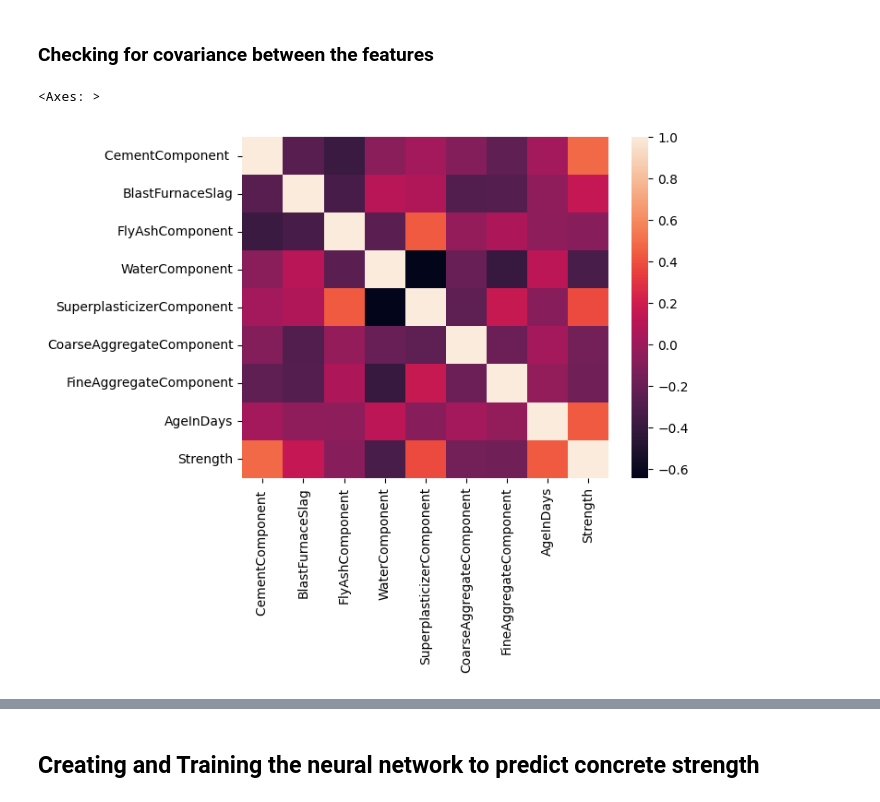
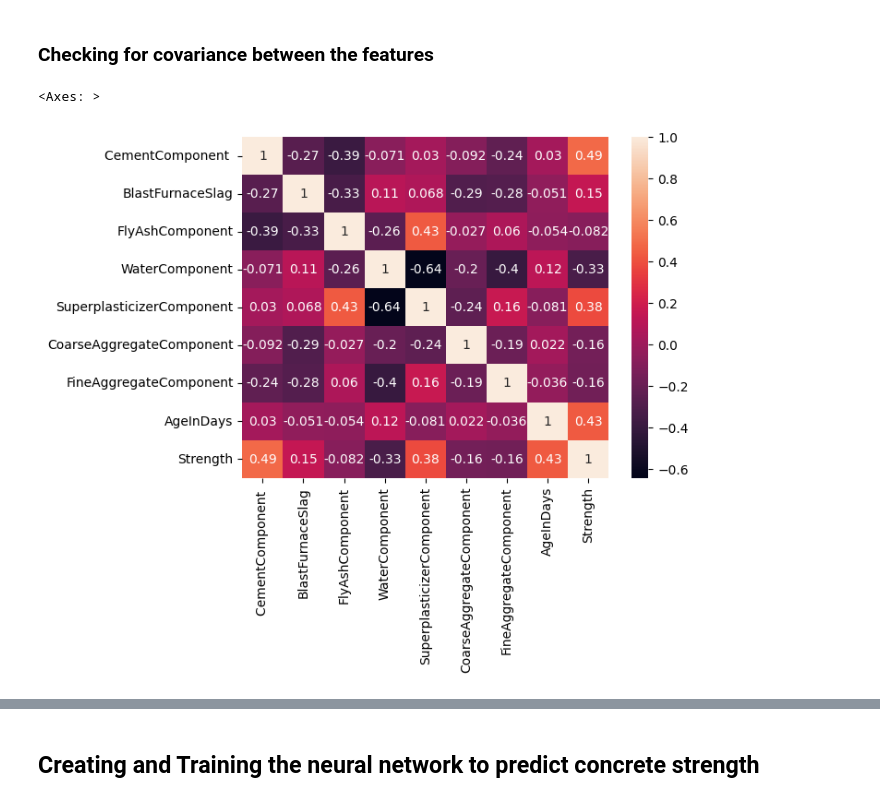
Before and after one commit to AndriyBabiy/goit_deep-learning, a Jupyter notebook: 01_PyTorch_Fundamentals/01_PyTorch_Fundementals.ipynb, the cells around one changed output, grey strips where cells are left out. Saved outputs shown, nothing was run; the diff lists cells and outputs as text; code cells hidden in the pictures.

Commit message:
Added annotations to the correlation matrix and a pairplot diagram to the correlation analysis

```diff
--- a/01_PyTorch_Fundamentals/01_PyTorch_Fundementals.ipynb
+++ b/01_PyTorch_Fundamentals/01_PyTorch_Fundementals.ipynb
@@ -162,14 +162,15 @@ plt.show()
 # %%
 # =============================================================================
 # Setting the df value
 # =============================================================================
 df = df_clean
 
 import seaborn as sns
 
 corr_matrix = df.corr()
 
-sns.heatmap(corr_matrix)
+sns.heatmap(corr_matrix,
+            annot=True)
 # %% [output]
 <Axes: >
-[figure, old version]
+[figure, new version]
```
Also changed, not shown: parts of 2 cells of this notebook.
